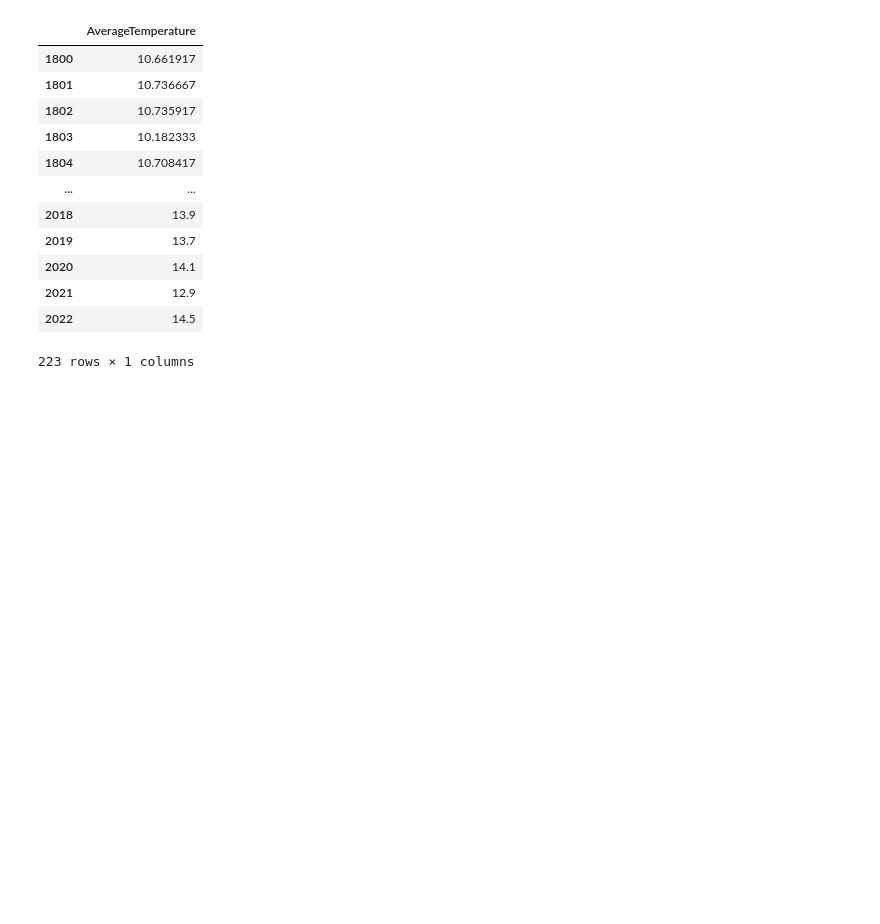
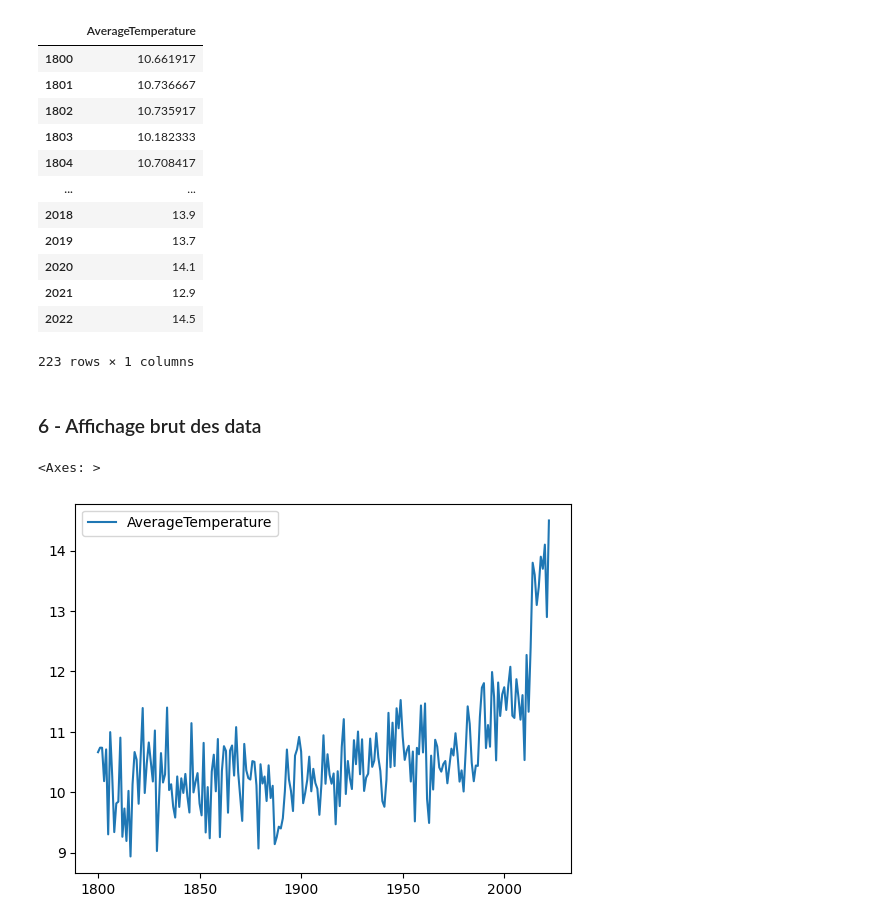
Before and after one commit to bandeDeCodeurs/dataviz_temperatures_france, a Jupyter notebook: dataviz_temperatures_france.ipynb, the cells around one changed output. Cells and saved outputs as stored; diff of their text form; code cells hidden in the pictures; blank space fills up the shorter version.

Commit message:
Affichage brute des data pour tester

```diff
--- a/dataviz_temperatures_france.ipynb
+++ b/dataviz_temperatures_france.ipynb
@@ -218,3 +218,5 @@ df_final
 | 2021 | 12.9 |
 | 2022 | 14.5 |
 223 rows × 1 columns
+# %% [markdown]
+### 6 - Affichage brut des data
@@ -220,0 +225,10 @@ df_final
+# %%
+#df_final.plot()
+#Erreur no numeric data to plot
+#df_final.dtypes
+df_final["AverageTemperature"] = df_final["AverageTemperature"].astype("float")
+df_final.dtypes
+df_final.plot()
+# %% [output]
+<Axes: >
+[figure, added]
```
Also changed, not shown: parts of 1 cell of this notebook.
